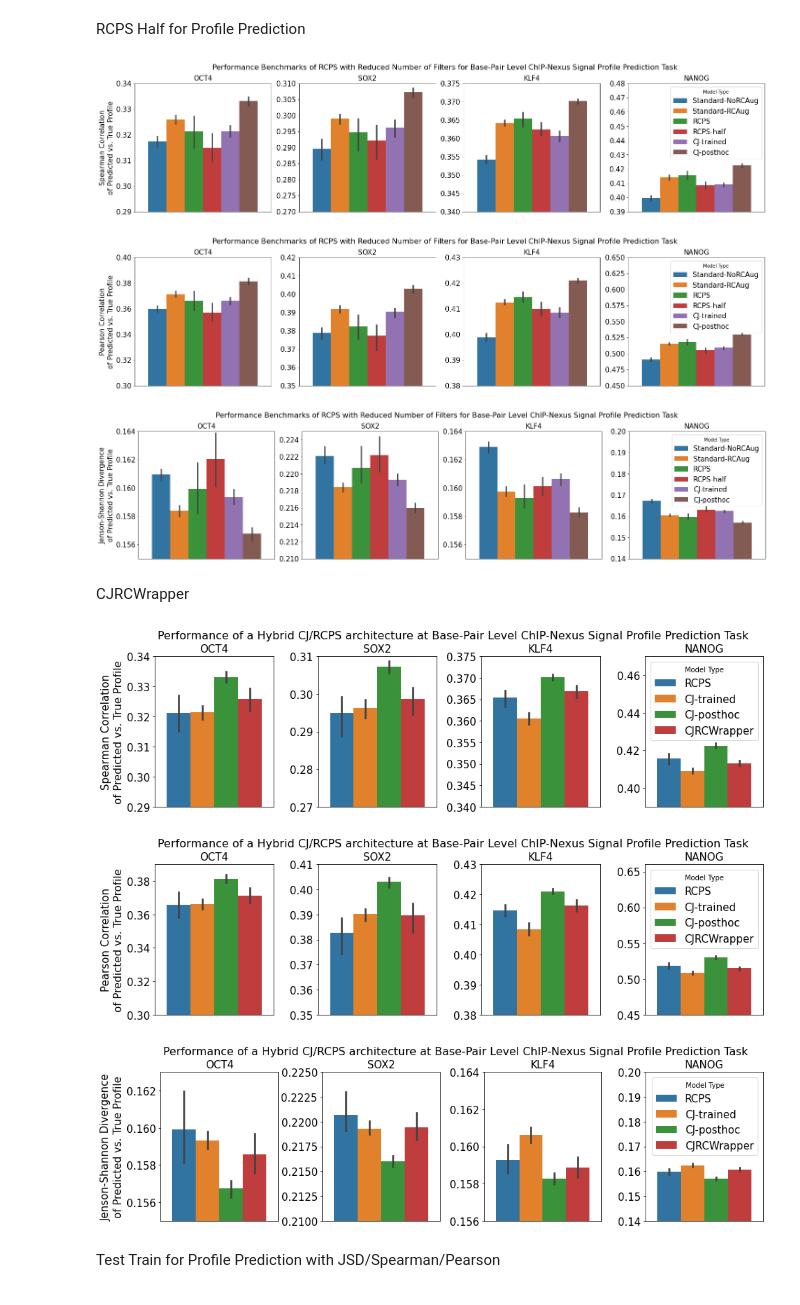
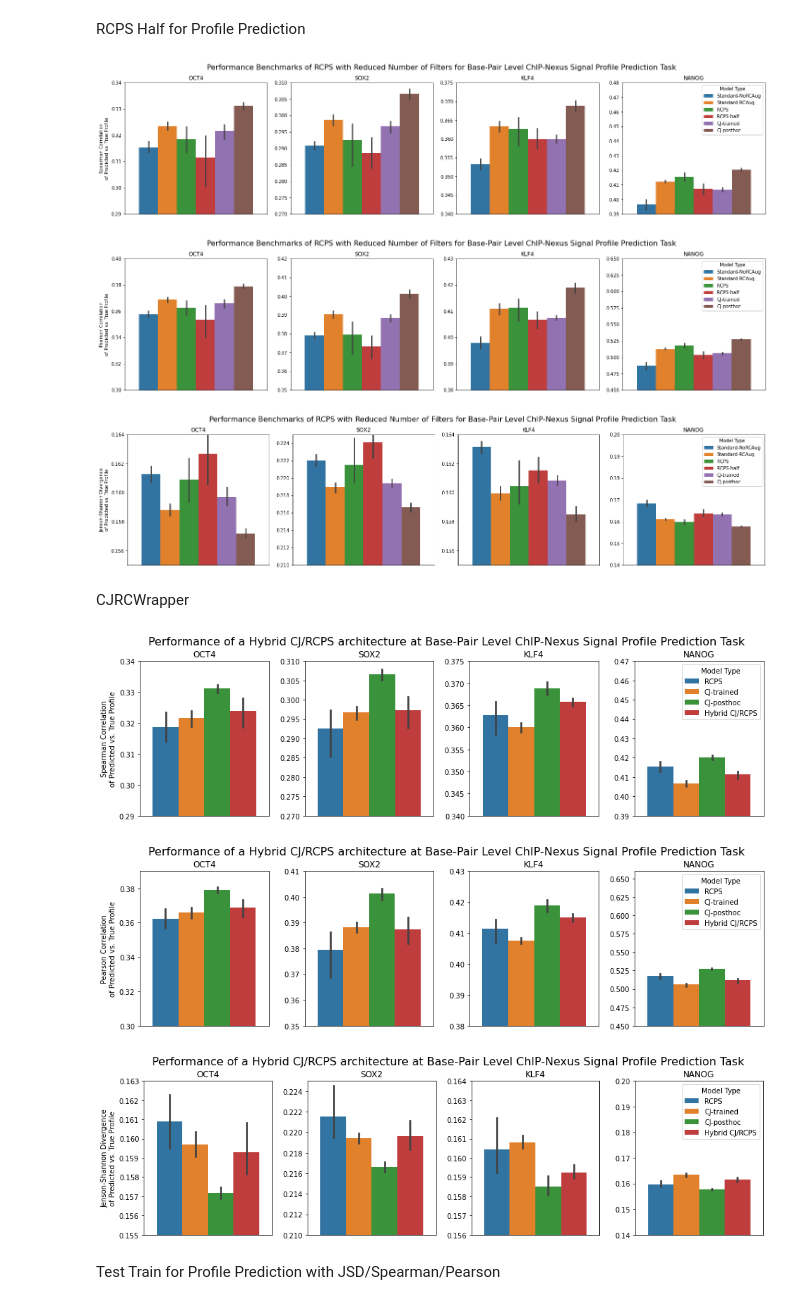
Before and after one commit to hannahgz/BenchmarkRCStrategies, a Jupyter notebook: FigGenNew.ipynb, the cells around one changed output. Cells and saved outputs as stored; diff of their text form; code cells hidden in the pictures.

```diff
--- a/FigGenNew.ipynb
+++ b/FigGenNew.ipynb
@@ -510,8 +508,8 @@ import seaborn as sns
 from matplotlib import pyplot as plt
 import pandas as pd
 # MODEL_TYPES = ['Standard-NoRCAug', 'Standard-RCAug', 'RCPS', 'RCPS-half', 'CJ-trained', 'CJ-posthoc', 'CJRCWrapper']
-def get_pd_profile(dataset, train_or_test):
-  result = pd.read_csv('%s_ISMB_%s.csv' % (dataset, train_or_test))
+def get_pd_profile(dataset, suffix):
+  result = pd.read_csv('%s_ICML_%s.csv' % (dataset, suffix))
   result["dataset"] = dataset
 
   #remap the "Model Type" names
@@ -519,28 +517,23 @@ def get_pd_profile(dataset, train_or_test):
                 'Standard-RCAug': 'Standard-RCAug',
                 'RCPS': 'RCPS',
                 'RCPS-half': 'RCPS-half',
-                'CJ-duringtraining': 'CJ-trained',
+                'CJ-trained': 'CJ-trained',
                 'CJ-posthoc': 'CJ-posthoc',
-                'CJRCPS': 'CJRCWrapper'}
+                'CJRCPS': 'Hybrid CJ/RCPS'}
   result['Model Type'] = [name_remap.get(x, "other") for x
                              in result['Model Type']]
 
   return result
 
-OCT4_test_dataset = get_pd_profile(dataset = "OCT4", train_or_test = "test")
-SOX2_test_dataset = get_pd_profile(dataset = "SOX2", train_or_test = "test")
-KLF4_test_dataset = get_pd_profile(dataset = "KLF4", train_or_test = "test")
-NANOG_test_dataset = get_pd_profile(dataset = "NANOG", train_or_test = "test")
+OCT4_full_dataset = get_pd_profile(dataset = "OCT4", suffix = "full")
+SOX2_full_dataset = get_pd_profile(dataset = "SOX2", suffix = "full")
+KLF4_full_dataset = get_pd_profile(dataset = "KLF4", suffix = "full")
+NANOG_full_dataset = get_pd_profile(dataset = "NANOG", suffix = "full")
 
-OCT4_train_dataset = get_pd_profile(dataset = "OCT4", train_or_test = "train")
-SOX2_train_dataset = get_pd_profile(dataset = "SOX2", train_or_test = "train")
-KLF4_train_dataset = get_pd_profile(dataset = "KLF4", train_or_test = "train")
-NANOG_train_dataset = get_pd_profile(dataset = "NANOG", train_or_test = "train")
-
-OCT4_dataset = pd.concat([OCT4_train_dataset, OCT4_test_dataset])
-SOX2_dataset = pd.concat([SOX2_train_dataset, SOX2_test_dataset])
-KLF4_dataset = pd.concat([KLF4_train_dataset, KLF4_test_dataset])
-NANOG_dataset = pd.concat([NANOG_train_dataset, NANOG_test_dataset])
+OCT4_loss_dataset = get_pd_profile(dataset = "OCT4", suffix = "loss")
+SOX2_loss_dataset = get_pd_profile(dataset = "SOX2", suffix = "loss")
+KLF4_loss_dataset = get_pd_profile(dataset = "KLF4", suffix = "loss")
+NANOG_loss_dataset = get_pd_profile(dataset = "NANOG", suffix = "loss")
 # %%
 def plot_profile_figures(datasetname, pddataframe, y, ylim):
   #filter for the dataset
@@ -566,13 +559,13 @@ def generate_profile_model_plots(y, friendly_y, ylims, suptitle,
   fig.suptitle(suptitle, fontsize=16)
   fig.tight_layout(w_pad=2, rect=[0, 0, 1, 0.91])
   plt.axes(ax[0])
-  plot_profile_figures(datasetname = "OCT4", pddataframe = OCT4_test_dataset , y=y, ylim=ylims[0])
+  plot_profile_figures(datasetname = "OCT4", pddataframe = OCT4_full_dataset , y=y, ylim=ylims[0])
   plt.axes(ax[1])
-  plot_profile_figures(datasetname = "SOX2", pddataframe = SOX2_test_dataset , y=y, ylim=ylims[1])
+  plot_profile_figures(datasetname = "SOX2", pddataframe = SOX2_full_dataset , y=y, ylim=ylims[1])
   plt.axes(ax[2])
-  plot_profile_figures(datasetname = "KLF4", pddataframe = KLF4_test_dataset , y=y, ylim=ylims[2])
+  plot_profile_figures(datasetname = "KLF4", pddataframe = KLF4_full_dataset , y=y, ylim=ylims[2])
   plt.axes(ax[3])
-  plot_profile_figures(datasetname = "NANOG",pddataframe = NANOG_test_dataset , y=y, ylim=ylims[3])
+  plot_profile_figures(datasetname = "NANOG",pddataframe = NANOG_full_dataset , y=y, ylim=ylims[3])
 
   #[x.get_legend().remove() for x in ax[:]]
   if (droplegend):
@@ -656,14 +649,14 @@ generate_profile_model_plots(y="jsd",
 
 plt.savefig("MasterProfileModelsJSD_RCPS_Half_ISMB.png", bbox_inches='tight')
 # %% [output]
-[figure, old version]
+[figure, new version]
-[figure, old version]
+[figure, new version]
-[figure, old version]
+[figure, new version]
 # %% [markdown]
 CJRCWrapper
 # %%
 MODEL_TYPES = [#'Standard-NoRCAug', 'Standard-RCAug',
-               'RCPS', 'CJ-trained', 'CJ-posthoc', "CJRCWrapper"]
+               'RCPS', 'CJ-trained', 'CJ-posthoc', "Hybrid CJ/RCPS"]
 generate_profile_model_plots(y="spear",
                              friendly_y="Spearman Correlation\nof Predicted vs. True Profile",
                              ylims=[(0.29,.34),
@@ -673,36 +666,36 @@ generate_profile_model_plots(y="spear",
                              suptitle = ("Performance of a Hybrid CJ/RCPS architecture at "
                                          +"Base-Pair Level ChIP-Nexus Signal Profile Prediction Task"),
                              numcols=13)
 
 plt.savefig("MasterProfileModelsSpearman_CJRC_ISMB.png", bbox_inches='tight')
 
 generate_profile_model_plots(y="pears",
                              friendly_y="Pearson Correlation\nof Predicted vs. True Profile",
                              ylims=[(0.3,0.39),
                                     (0.35,0.41),
                                     (0.38,0.43),
                                     (0.45,0.66)],
                              suptitle = ("Performance of a Hybrid CJ/RCPS architecture at "
                                          +"Base-Pair Level ChIP-Nexus Signal Profile Prediction Task"),
                              numcols=13)
 
 plt.savefig("MasterProfileModelsPearson_CJRC_ISMB.png", bbox_inches='tight')
 
 generate_profile_model_plots(y="jsd",
                              friendly_y="Jenson-Shannon Divergence\nof Predicted vs. True Profile",
                              ylims=[(0.155,0.163),
                                     (0.21,0.225),
                                     (0.156,0.164),
                                     (0.14,0.20)],
                              suptitle = ("Performance of a Hybrid CJ/RCPS architecture at "
                                          +"Base-Pair Level ChIP-Nexus Signal Profile Prediction Task"),
                              numcols=13)
 
 plt.savefig("MasterProfileModelsJSD_CJRC_ISMB.png", bbox_inches='tight')
 # %% [output]
-[figure, old version]
+[figure, new version]
-[figure, old version]
+[figure, new version]
-[figure, old version]
+[figure, new version]
 # %% [markdown]
 Test Train for Profile Prediction with JSD/Spearman/Pearson
 # %%
```
Also changed, not shown: parts of 6 cells of this notebook.
